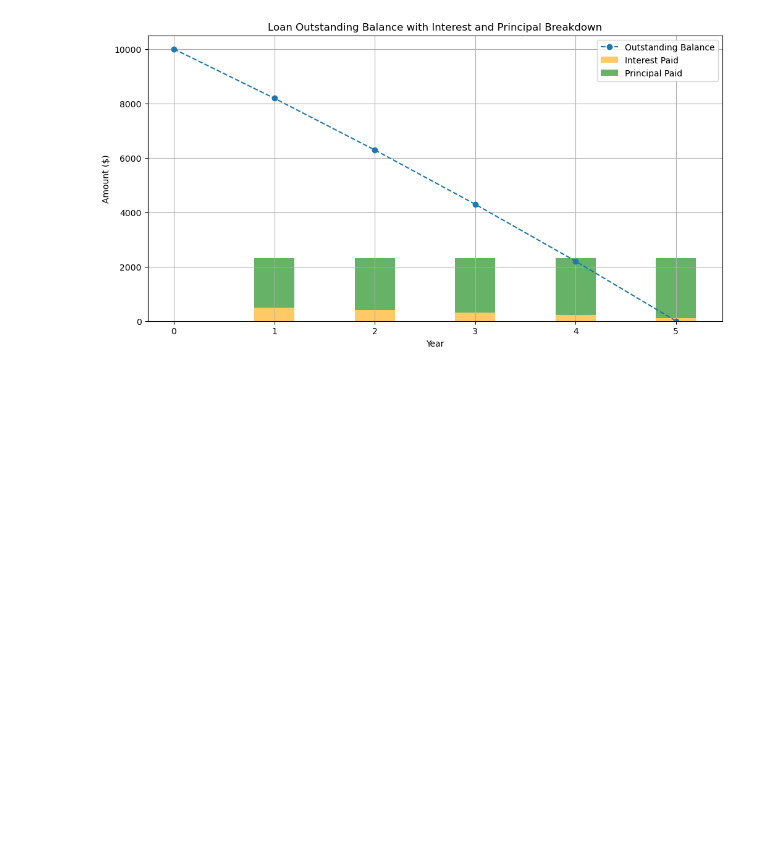
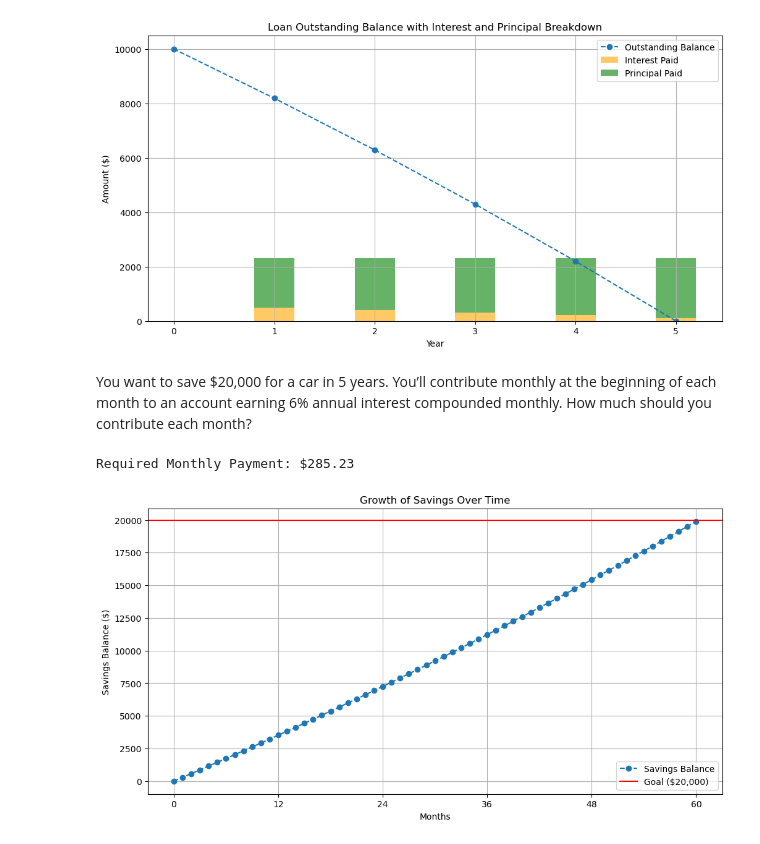
Before and after one commit to dusan-zdravkovic/Exam-FM-Programs, a Jupyter notebook: loans.ipynb, the cells around one changed output. Drawn from its saved outputs; the diff is of its cells as text; code cells hidden in the pictures; blank space fills up the shorter version.

Commit message:
new graph

```diff
--- a/loans.ipynb
+++ b/loans.ipynb
@@ -53,3 +53,40 @@ plt.show()
 # %% [output]
 Annual Payment: $2309.75
 [figure]
+# %% [markdown]
+You want to save $20,000 for a car in 5 years. You’ll contribute monthly at the beginning of each month to an account earning 6% annual interest compounded monthly. How much should you contribute each month?
+# %%
+# Parameters
+future_value_goal = 20000  # Goal: $20,000
+annual_interest_rate = 0.06  # 6% annual interest
+num_years = 5  # Timeframe: 5 years
+num_payments = num_years * 12  # Monthly payments
+monthly_interest_rate = annual_interest_rate / 12  # Monthly interest rate
+
+# Future Value of an Annuity-Due Formula: FV = P * ((1 + i)^n - 1) / i * (1 + i)
+def calculate_monthly_payment(fv_goal, rate, periods):
+    return fv_goal / (((1 + rate) ** periods - 1) / rate * (1 + rate))
+
+# Calculate the required monthly payment
+monthly_payment = calculate_monthly_payment(future_value_goal, monthly_interest_rate, num_payments)
+print(f"Required Monthly Payment: ${monthly_payment:.2f}")
+
+# Plot how the savings grow over time
+balances = [0]
+for month in range(1, num_payments + 1):
+    balances.append(balances[-1] * (1 + monthly_interest_rate) + monthly_payment)
+
+import matplotlib.pyplot as plt
+plt.figure(figsize=(12, 6))
+plt.plot(range(num_payments + 1), balances, marker='o', linestyle='--', label="Savings Balance")
+plt.axhline(y=future_value_goal, color='r', linestyle='-', label="Goal ($20,000)")
+plt.title("Growth of Savings Over Time")
+plt.xlabel("Months")
+plt.ylabel("Savings Balance ($)")
+plt.xticks(range(0, num_payments + 1, 12))
+plt.grid(True)
+plt.legend()
+plt.show()
+# %% [output]
+Required Monthly Payment: $285.23
+[figure, added]
```
